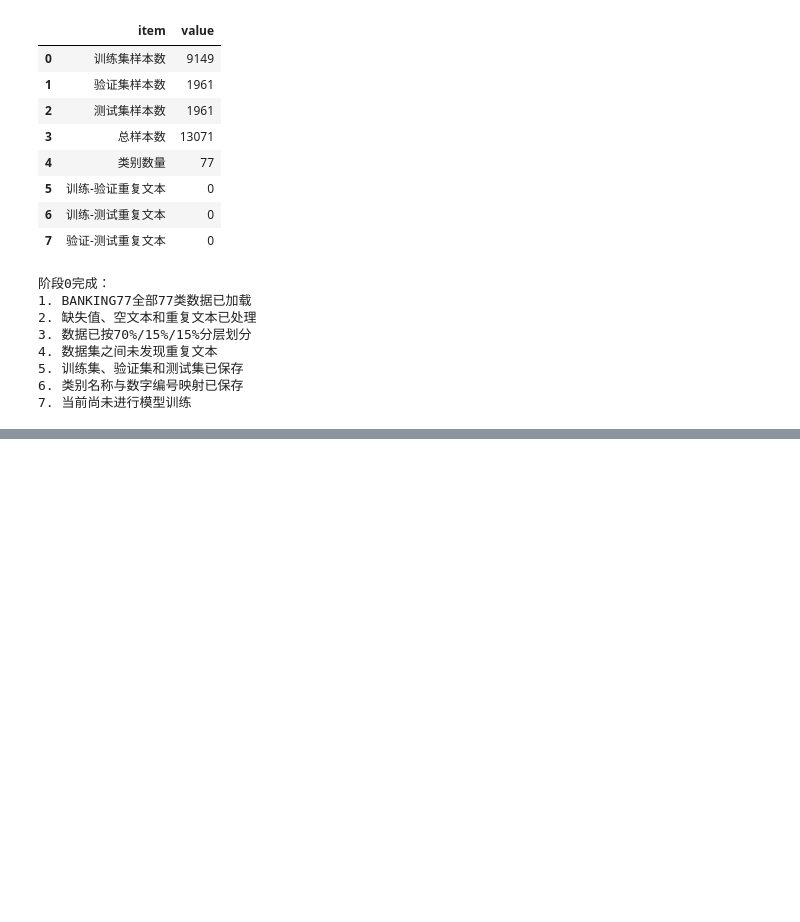
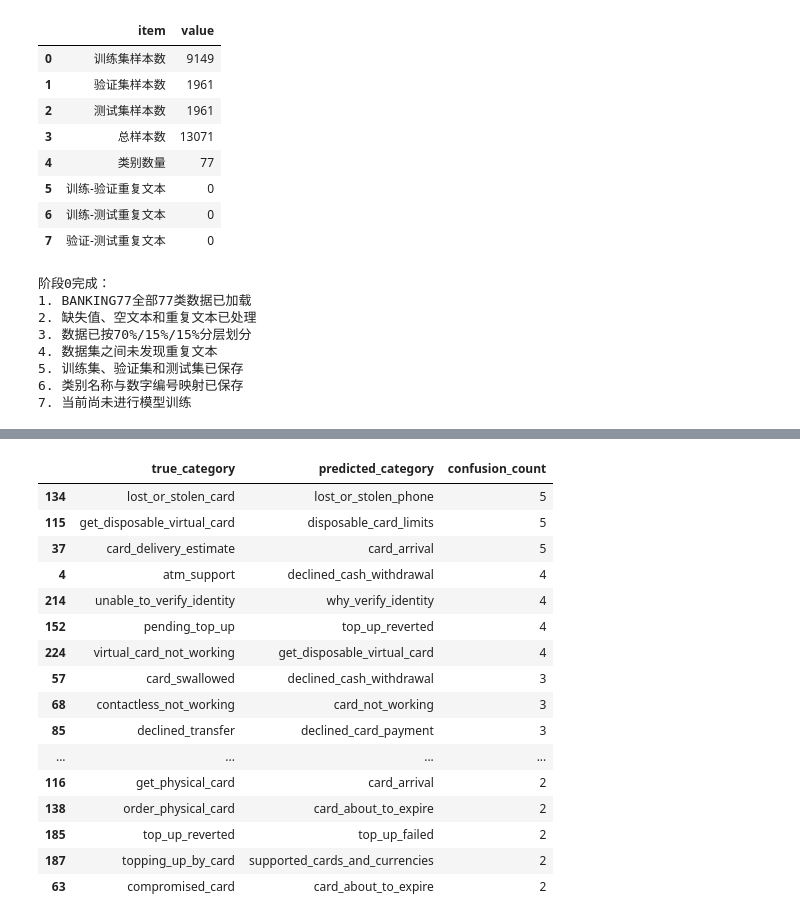
Before and after one commit to shdbdud/customer-ticket-routing, a Jupyter notebook: note.ipynb, the cells around one changed output, grey strips where cells are left out. Cells and saved outputs as stored; diff of their text form; code cells hidden in the pictures; blank space fills up the shorter version.

```diff
--- a/note.ipynb
+++ b/note.ipynb
@@ -1109,0 +1884,19 @@ print("7. 当前尚未进行模型训练")
+# %%
+# Cell 76：计算朴素贝叶斯混淆矩阵
+
+nb_class_labels = naive_bayes_model.classes_
+
+nb_confusion_matrix = confusion_matrix(
+    y_validation,
+    nb_validation_predictions,
+    labels=nb_class_labels
+)
+
+print(
+    "朴素贝叶斯混淆矩阵形状：",
+    nb_confusion_matrix.shape
+)
+
+assert nb_confusion_matrix.shape == (77, 77)
+
+print("77分类混淆矩阵计算完成。")
@@ -1109,0 +1906,48 @@ print("7. 当前尚未进行模型训练")
+# %%
+# Cell 77：找出朴素贝叶斯最常见的错误类别组合
+
+nb_confusion_records = []
+
+for true_index, true_label in enumerate(
+    nb_class_labels
+):
+    for predicted_index, predicted_label in enumerate(
+        nb_class_labels
+    ):
+
+        if true_index == predicted_index:
+            continue
+
+        confusion_count = nb_confusion_matrix[
+            true_index,
+            predicted_index
+        ]
+
+        if confusion_count > 0:
+            nb_confusion_records.append(
+                {
+                    "true_category": true_label,
+                    "predicted_category": predicted_label,
+                    "confusion_count": int(
+                        confusion_count
+                    ),
+                }
+            )
+
+nb_confusion_pairs_df = pd.DataFrame(
+    nb_confusion_records
+)
+
+nb_top_confusion_pairs_df = (
+    nb_confusion_pairs_df
+    .sort_values(
+        by="confusion_count",
+        ascending=False
+    )
+    .head(20)
+)
+
+print("朴素贝叶斯最常见的20组错误混淆：")
+
+display(nb_top_confusion_pairs_df)
+# %% [output]
@@ -1109,0 +1955,17 @@ print("7. 当前尚未进行模型训练")
+|  | true_category | predicted_category | confusion_count |
+| 134 | lost_or_stolen_card | lost_or_stolen_phone | 5 |
+| 115 | get_disposable_virtual_card | disposable_card_limits | 5 |
+| 37 | card_delivery_estimate | card_arrival | 5 |
+| 4 | atm_support | declined_cash_withdrawal | 4 |
+| 214 | unable_to_verify_identity | why_verify_identity | 4 |
+| 152 | pending_top_up | top_up_reverted | 4 |
+| 224 | virtual_card_not_working | get_disposable_virtual_card | 4 |
+| 57 | card_swallowed | declined_cash_withdrawal | 3 |
+| 68 | contactless_not_working | card_not_working | 3 |
+| 85 | declined_transfer | declined_card_payment | 3 |
+| ... | ... | ... | ... |
+| 116 | get_physical_card | card_arrival | 2 |
+| 138 | order_physical_card | card_about_to_expire | 2 |
+| 185 | top_up_reverted | top_up_failed | 2 |
+| 187 | topping_up_by_card | supported_cards_and_currencies | 2 |
+| 63 | compromised_card | card_about_to_expire | 2 |
```
Also changed, not shown: parts of 43 cells of this notebook, 9 other files.
